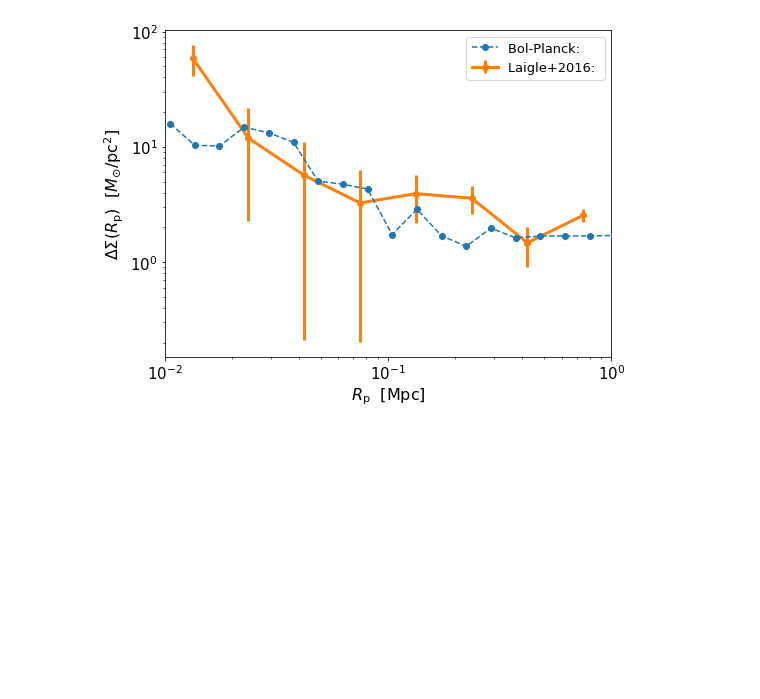
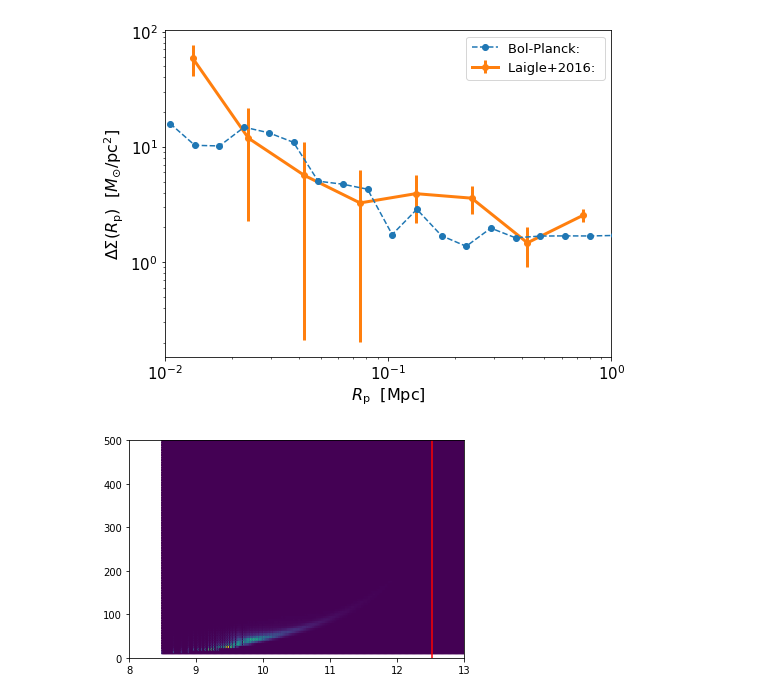
Before and after one commit to f-ardila/dwarf_lensing, a Jupyter notebook: MCMC/notebooks/MCMC_development.ipynb, the cells around one changed output. Saved outputs shown, nothing was run; the diff lists cells and outputs as text; code cells hidden in the pictures; blank space fills up the shorter version.

Commit message:
checked distribution of Vmax@Mpeak around M1 parameter

```diff
--- a/MCMC/notebooks/MCMC_development.ipynb
+++ b/MCMC/notebooks/MCMC_development.ipynb
@@ -14,5 +14,6 @@ from functions import *
 config_directory = '/Users/fardila/Documents/GitHub/dwarf_lensing/MCMC/config/'
 
 config_initial = parse_config(config_directory+'mcmc_config_test.yaml')
+config_initial = parse_config(config_directory+'mcmc_config_Vmax_1.yaml')
 config, cosmos_data, sim_data = initial_model(config_initial)
 # %% [output]
@@ -500,3 +501,12 @@ Ks_2sampResult(statistic=0.0012733501389696755, pvalue=0.9999999999999997)
 DS computed
 [figure]
 [figure]
+# %%
+plt.hexbin(np.log10(sim_data['halocat'].halo_table['halo_mvir']), sim_data['halocat'].halo_table['halo_Vmax@Mpeak'],
+          gridsize=500)
+plt.axvline(12.52, color='r')
+plt.ylim([0,500])
+plt.xlim([8,13])
+plt.show()
+# %% [output]
+[figure, added]
```
Also changed, not shown: parts of 7 cells of this notebook.
